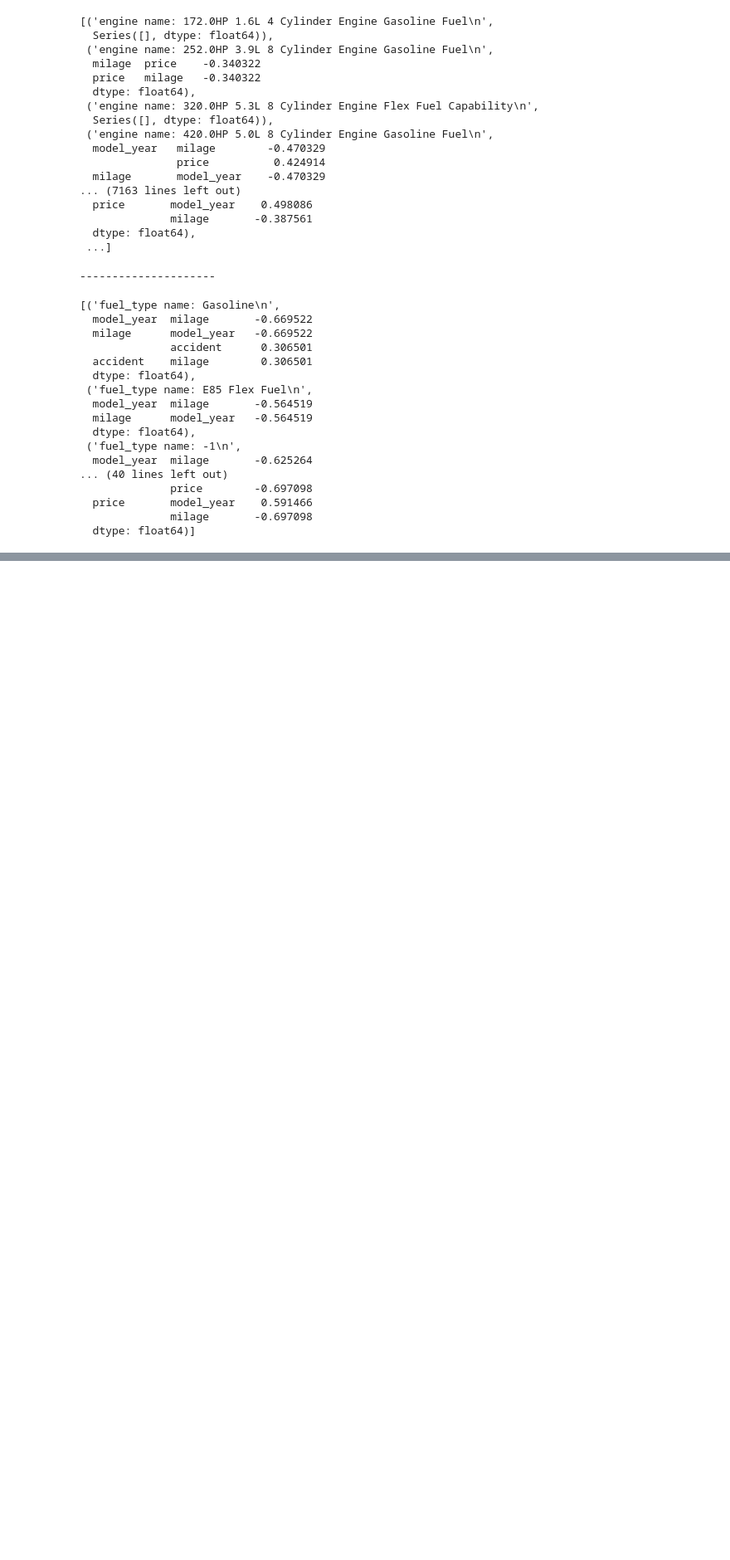
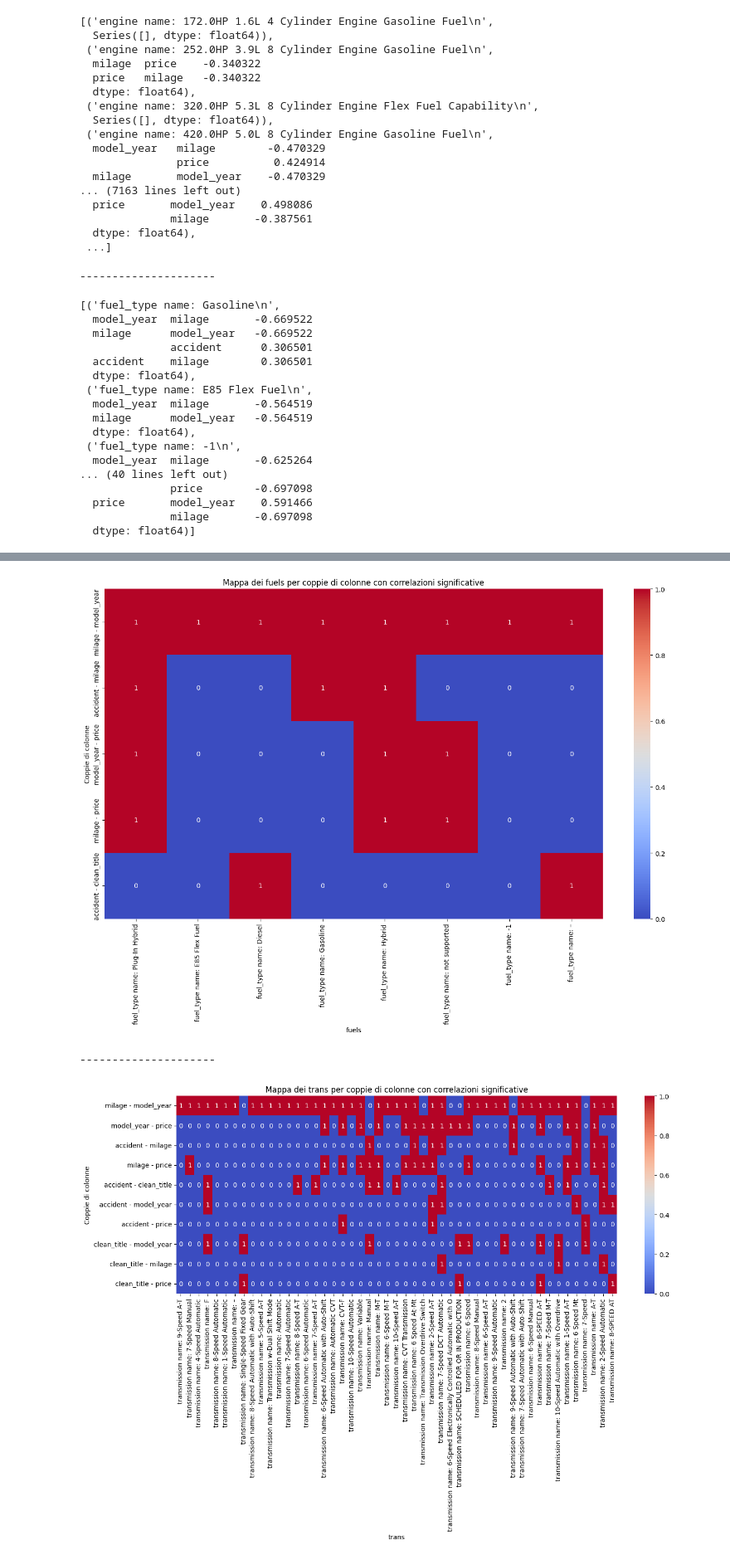
Before and after one commit to f-lost/esercizi_stefano, a Jupyter notebook: corso_python/20.11/Es_Gruppo/analisi_dati.ipynb, the cells around one changed output, grey strips where cells are left out. Shown at 83% size. Cells and saved outputs as stored; diff of their text form; code cells hidden in the pictures; blank space fills up the shorter version.

```diff
--- a/corso_python/20.11/Es_Gruppo/analisi_dati.ipynb
+++ b/corso_python/20.11/Es_Gruppo/analisi_dati.ipynb
@@ -410,0 +457,8 @@ def corr_comuni(filtered_corr_list,nome):
+# %%
+heatmap_corr(relevant_correlations_fuels,"fuels")
+print("\n\n---------------------\n\n")
+heatmap_corr(relevant_correlations_trans,"trans")
+# %% [output]
+[figure, added]
+---------------------
+[figure, added]
```
Also changed, not shown: parts of 6 cells of this notebook.
